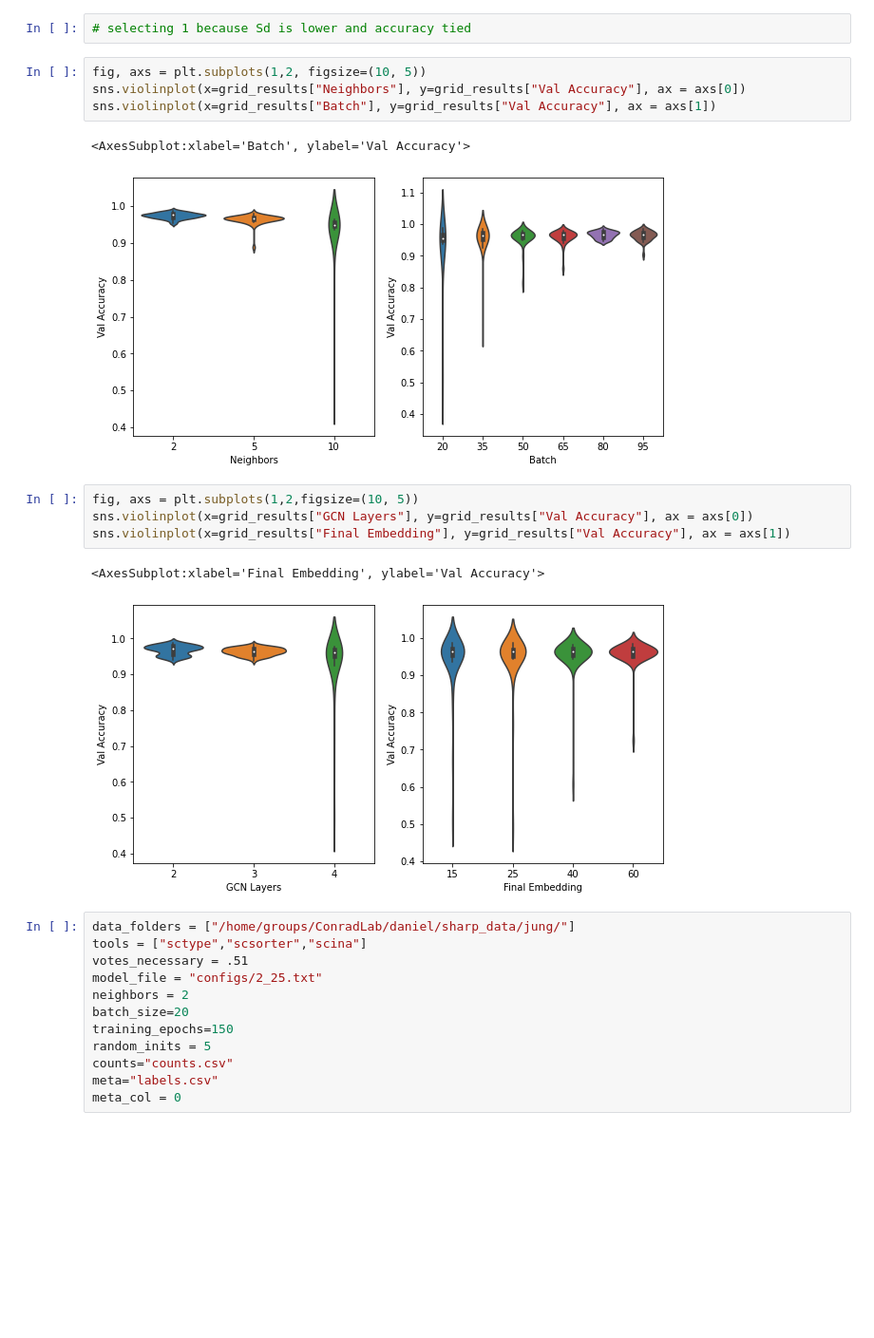
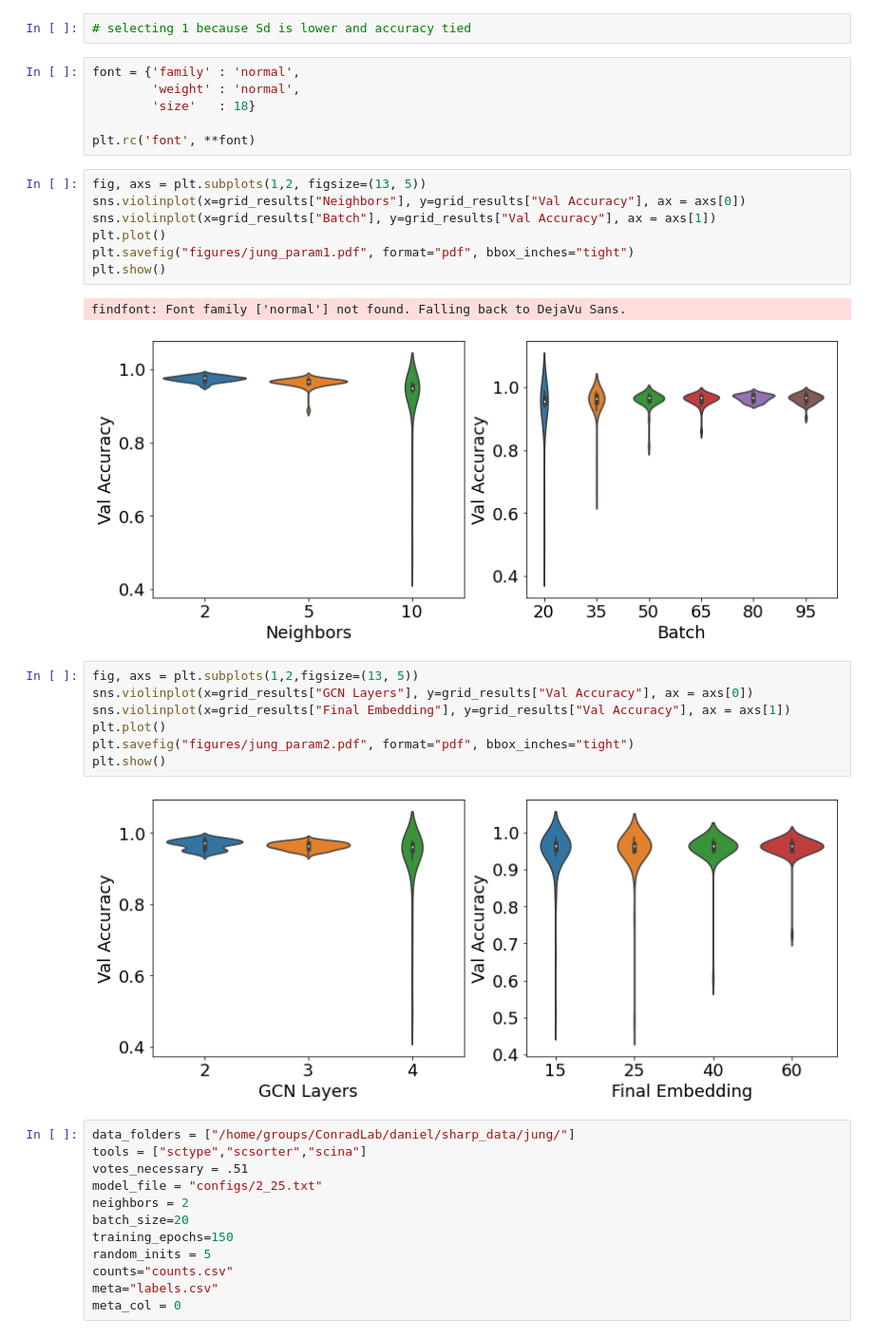
Before and after one commit to lewinsohndp/scSHARP, a Jupyter notebook: jung_results.ipynb, the cells around one changed output. Shown at 95% size. Saved outputs shown, nothing was run; the diff lists cells and outputs as text; blank space fills up the shorter version.

Commit message:
appendix figures

```diff
--- a/jung_results.ipynb
+++ b/jung_results.ipynb
@@ -36,20 +36,31 @@ set(range(1,217))-set(grid_results.index.to_numpy())
 set()
 # %%
 # selecting 1 because Sd is lower and accuracy tied
+# %%
+font = {'family' : 'normal',
+        'weight' : 'normal',
+        'size'   : 18}
+
+plt.rc('font', **font)
 # %%
-fig, axs = plt.subplots(1,2, figsize=(10, 5))
+fig, axs = plt.subplots(1,2, figsize=(13, 5))
 sns.violinplot(x=grid_results["Neighbors"], y=grid_results["Val Accuracy"], ax = axs[0])
 sns.violinplot(x=grid_results["Batch"], y=grid_results["Val Accuracy"], ax = axs[1])
+plt.plot()
+plt.savefig("figures/jung_param1.pdf", format="pdf", bbox_inches="tight")
+plt.show()
 # %% [output]
-<AxesSubplot:xlabel='Batch', ylabel='Val Accuracy'>
+findfont: Font family ['normal'] not found. Falling back to DejaVu Sans.
-[figure, old version]
+[figure, new version]
 # %%
-fig, axs = plt.subplots(1,2,figsize=(10, 5))
+fig, axs = plt.subplots(1,2,figsize=(13, 5))
 sns.violinplot(x=grid_results["GCN Layers"], y=grid_results["Val Accuracy"], ax = axs[0])
 sns.violinplot(x=grid_results["Final Embedding"], y=grid_results["Val Accuracy"], ax = axs[1])
+plt.plot()
+plt.savefig("figures/jung_param2.pdf", format="pdf", bbox_inches="tight")
+plt.show()
 # %% [output]
-<AxesSubplot:xlabel='Final Embedding', ylabel='Val Accuracy'>
-[figure, old version]
+[figure, new version]
 # %%
 data_folders = ["/home/groups/ConradLab/daniel/sharp_data/jung/"]
 tools = ["sctype","scsorter","scina"]
```
Also changed, not shown: 10 other files.
